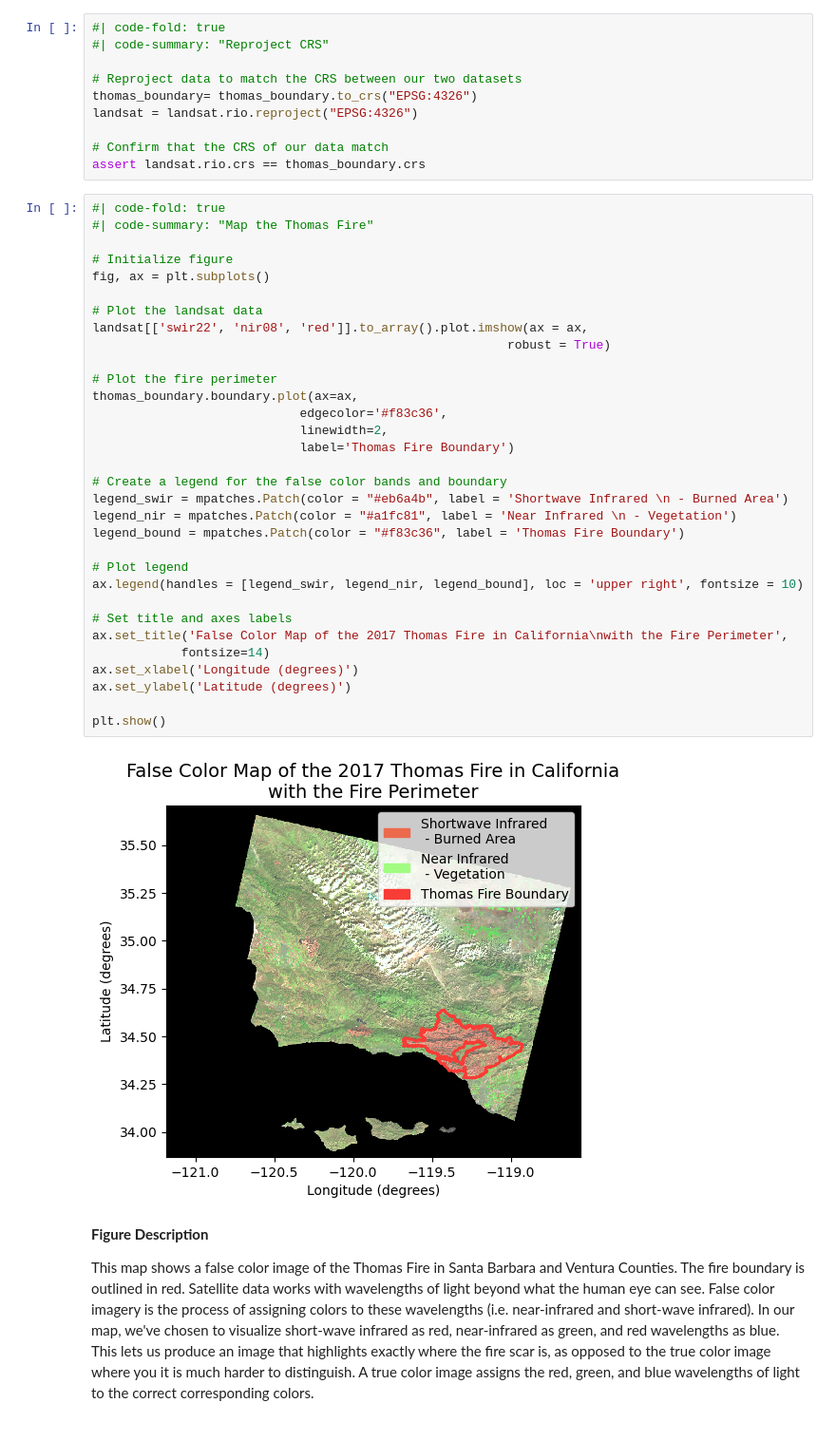
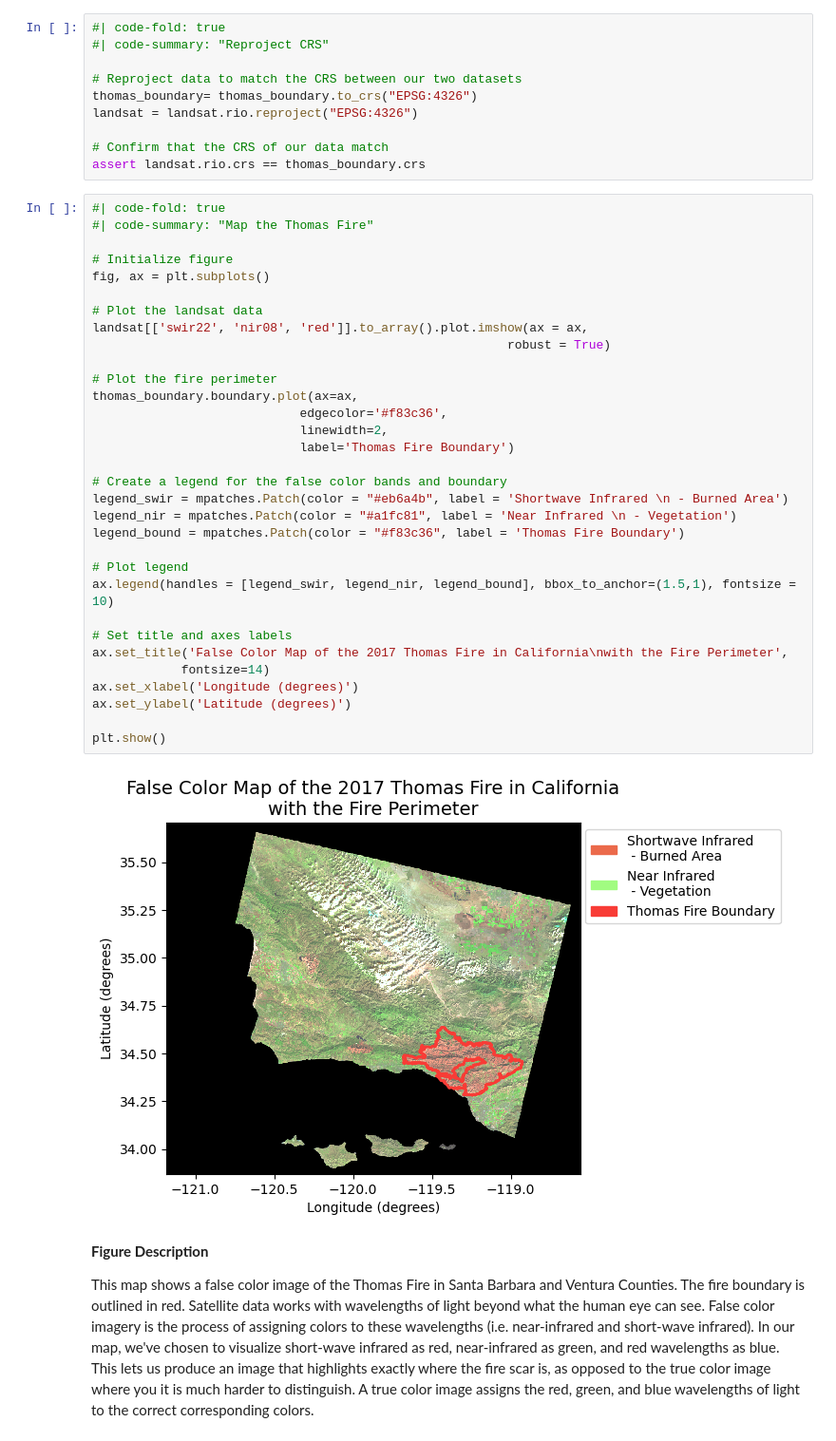
Before and after one commit to haylee360/thomas-fire-analysis, a Jupyter notebook: complete-thomas-fire-analysis.ipynb, the cells around one changed output. Shown at 95% size. Drawn from its saved outputs; the diff is of its cells as text.

Commit message:
Fix legend for last graph

```diff
--- a/complete-thomas-fire-analysis.ipynb
+++ b/complete-thomas-fire-analysis.ipynb
@@ -459,35 +449,35 @@ assert landsat.rio.crs == thomas_boundary.crs
 #| code-summary: "Map the Thomas Fire"
 
 # Initialize figure
 fig, ax = plt.subplots()
 
 # Plot the landsat data
 landsat[['swir22', 'nir08', 'red']].to_array().plot.imshow(ax = ax,
                                                         robust = True)
 
 # Plot the fire perimeter
 thomas_boundary.boundary.plot(ax=ax,
                             edgecolor='#f83c36',
                             linewidth=2,
                             label='Thomas Fire Boundary')
 
 # Create a legend for the false color bands and boundary
 legend_swir = mpatches.Patch(color = "#eb6a4b", label = 'Shortwave Infrared \n - Burned Area')
 legend_nir = mpatches.Patch(color = "#a1fc81", label = 'Near Infrared \n - Vegetation')
 legend_bound = mpatches.Patch(color = "#f83c36", label = 'Thomas Fire Boundary')
 
 # Plot legend
-ax.legend(handles = [legend_swir, legend_nir, legend_bound], loc = 'upper right', fontsize = 10)
+ax.legend(handles = [legend_swir, legend_nir, legend_bound], bbox_to_anchor=(1.5,1), fontsize = 10)
 
 # Set title and axes labels
 ax.set_title('False Color Map of the 2017 Thomas Fire in California\nwith the Fire Perimeter',
             fontsize=14)
 ax.set_xlabel('Longitude (degrees)')
 ax.set_ylabel('Latitude (degrees)')
 
 plt.show()
 # %% [output]
-[figure, old version]
+[figure, new version]
 # %% [markdown]
 **Figure Description**
 
```
Also changed, not shown: parts of 2 cells of this notebook.
